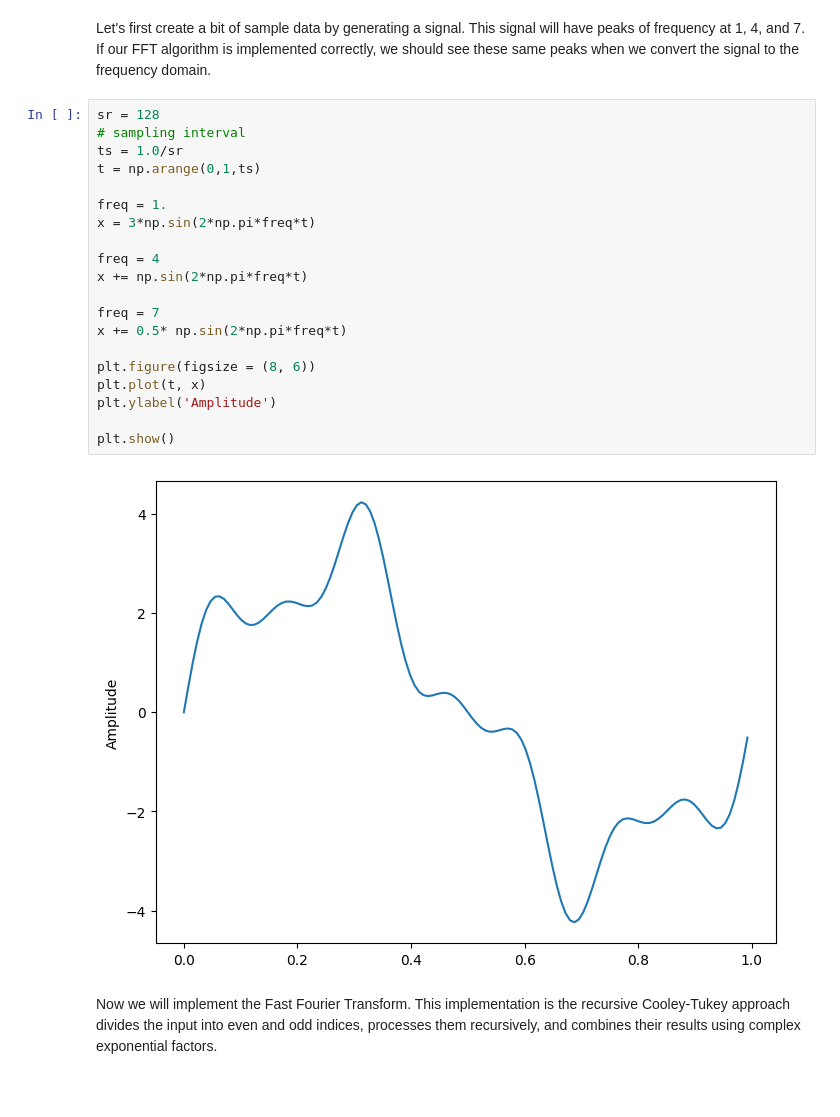
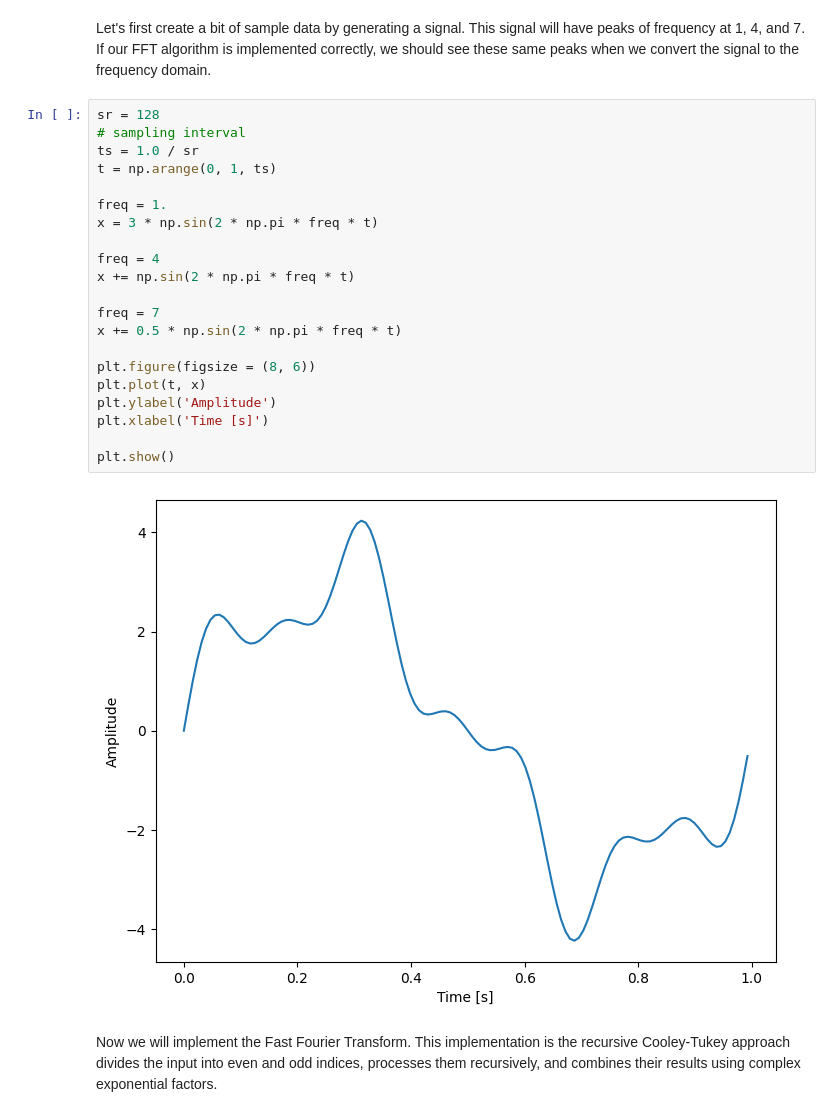
Before and after one commit to Adam-Haile/csc3310-final-project, a Jupyter notebook: demo.ipynb, the cells around one changed output. Cells and saved outputs as stored; diff of their text form; blank space fills up the shorter version.

```diff
--- a/demo.ipynb
+++ b/demo.ipynb
@@ -15,25 +15,26 @@ Let's first create a bit of sample data by generating a signal. This signal will
 # %%
 sr = 128
 # sampling interval
-ts = 1.0/sr
-t = np.arange(0,1,ts)
+ts = 1.0 / sr
+t = np.arange(0, 1, ts)
 
 freq = 1.
-x = 3*np.sin(2*np.pi*freq*t)
+x = 3 * np.sin(2 * np.pi * freq * t)
 
 freq = 4
-x += np.sin(2*np.pi*freq*t)
+x += np.sin(2 * np.pi * freq * t)
 
 freq = 7
-x += 0.5* np.sin(2*np.pi*freq*t)
+x += 0.5 * np.sin(2 * np.pi * freq * t)
 
 plt.figure(figsize = (8, 6))
 plt.plot(t, x)
 plt.ylabel('Amplitude')
+plt.xlabel('Time [s]')
 
 plt.show()
 # %% [output]
-[figure, old version]
+[figure, new version]
 # %% [markdown]
 Now we will implement the Fast Fourier Transform. This implementation is the recursive Cooley-Tukey approach divides the input into even and odd indices, processes them recursively, and combines their results using complex exponential factors.
 # %%
```
Also changed, not shown: parts of 6 cells of this notebook.
